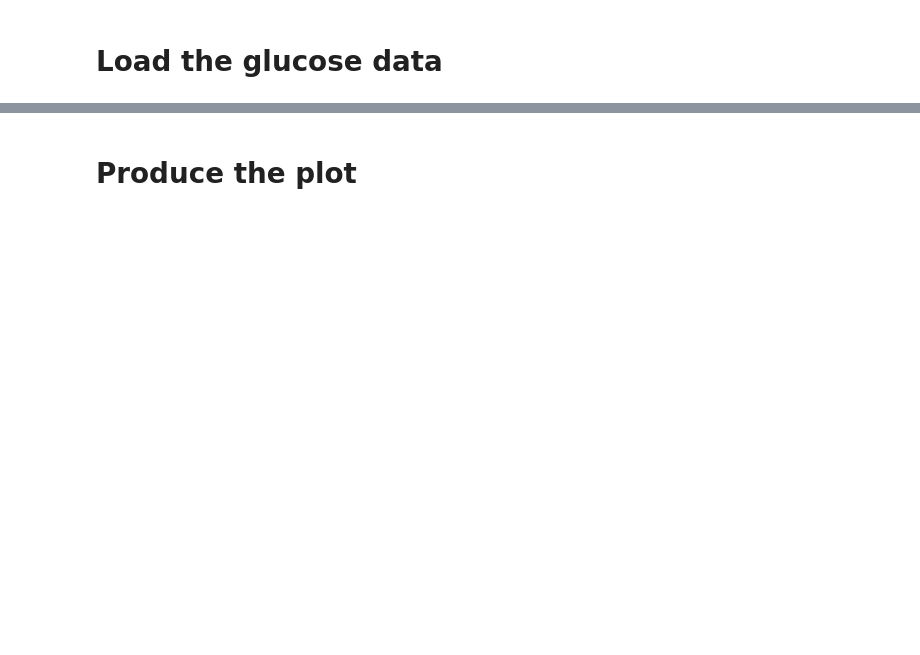
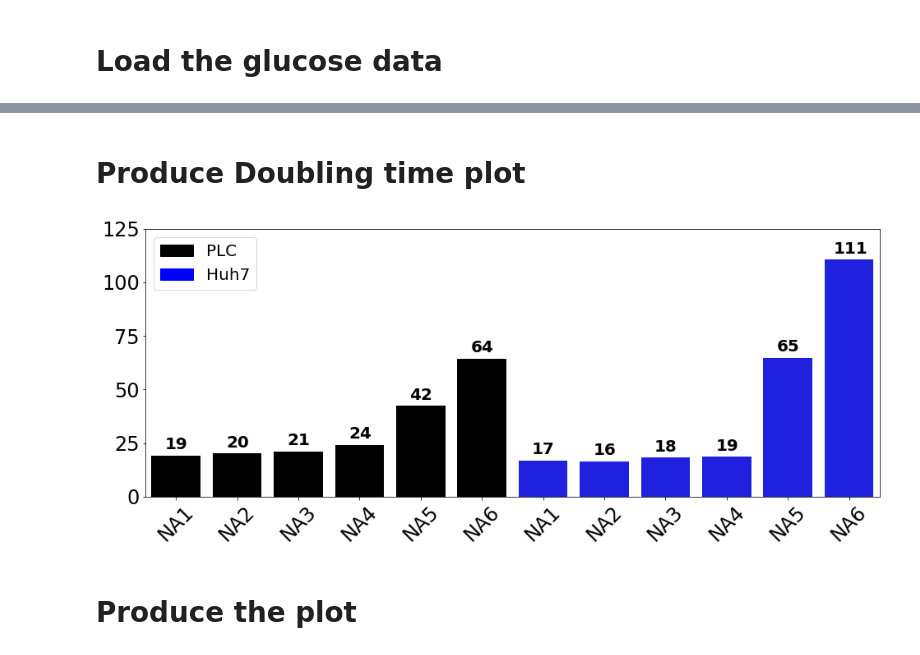
Before and after one commit to ThierryMondeel/HCC_flux_balance_analysis, a Jupyter notebook: Code/Generate experimental_figures.ipynb, the cells around one changed output, grey strips where cells are left out. Drawn from its saved outputs; the diff is of its cells as text; code cells hidden in the pictures; blank space fills up the shorter version.

```diff
--- a/Code/Generate experimental_figures.ipynb
+++ b/Code/Generate experimental_figures.ipynb
@@ -127,2 +149,28 @@ df_hplc_glc_huh.head()
+# %% [markdown]
+# Produce Doubling time plot
+# %%
+fig = plt.figure(figsize=[16, 6])
+ax = fig.gca()
+doubling_barplot = sns.barplot(data=df_doubling.transpose(),palette=['k']*6+['b']*6)
+plt.setp(doubling_barplot.get_xticklabels(), rotation=45)
+ax.set_xticklabels(['NA1','NA2','NA3','NA4','NA5','NA6']*2)
+ax.set_ylim([0, 125])
+
+for i, v in enumerate(df_doubling['Doubling time']):
+    if v >= 100:
+        x_offset = 0.26
+    else:
+        x_offset = 0.18
+    ax.text(i-x_offset, v + 3, str(round(v)), color='k', fontweight='bold', fontsize=20)
+
+black_patch = mpatches.Patch(color='black', label='PLC')
+blue_patch = mpatches.Patch(color='blue', label='Huh7')
+_ = plt.legend(handles=[black_patch, blue_patch])
+#ax.text(-0.07, 1.04, 'C', transform=ax.transAxes, size=30, weight='bold')
+
+fig.savefig('../Figures/Fig_3_doubling_time.pdf', bbox_inches = 'tight', pad_inches=0.1)
+plt.show()
+# %% [output]
+[figure, added]
 # %% [markdown]
 # Produce the plot
```
Also changed, not shown: parts of 5 cells of this notebook, 19 other files.
